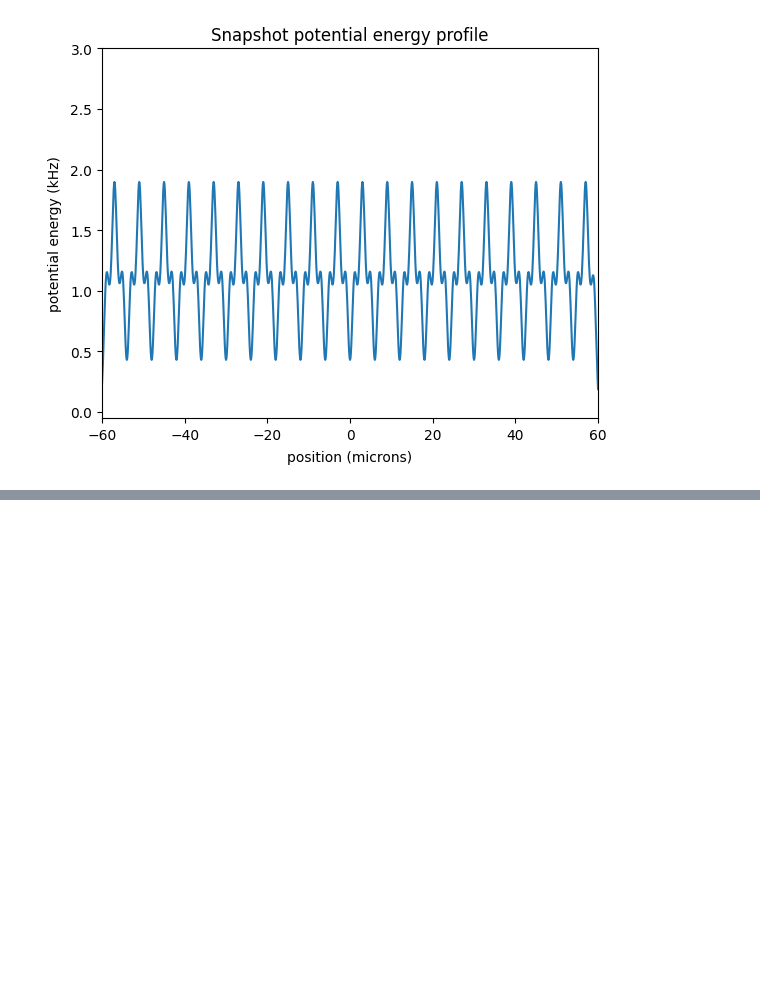
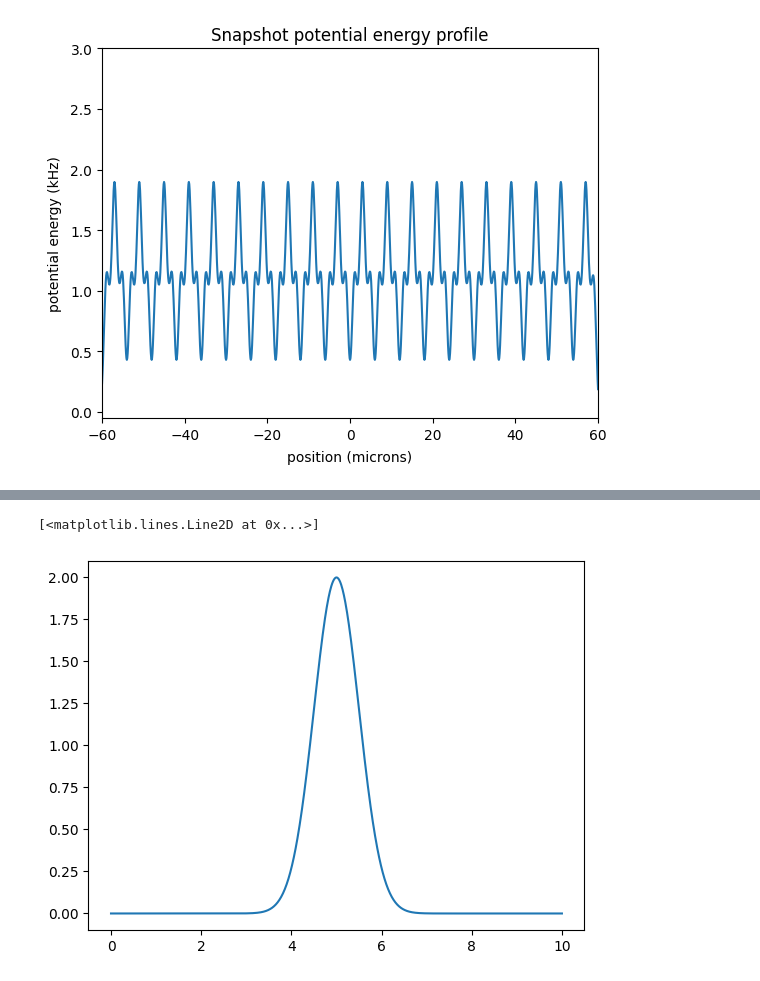
Before and after one commit to JoshDumo/BEConOqtant, a Jupyter notebook: Superlattice/ThreeOne.ipynb, the cells around one changed output, grey strips where cells are left out. Saved outputs shown, nothing was run; the diff lists cells and outputs as text; code cells hidden in the pictures; blank space fills up the shorter version.

```diff
--- a/Superlattice/ThreeOne.ipynb
+++ b/Superlattice/ThreeOne.ipynb
@@ -57,3 +86,9 @@ snapshot_zero = qmf.create_snapshot(
 snapshot_zero.show_potential(xlimits=[-60, 60], ylimits=[-0.05, 3])
 # %% [output]
 [figure]
+# %%
+def gaussian(x, mu, sig, A):
+    return A* np.exp(-np.power(x - mu, 2.) / (2 * np.power(sig, 2.)))
+# %%
+times = np.linspace(0.,10.,1000)
+times
@@ -59,0 +113,5 @@ snapshot_zero.show_potential(xlimits=[-60, 60], ylimits=[-0.05, 3])
+# %%
+plt.plot(times, gaussian(times, 5, 0.5, 2))
+# %% [output]
+[<matplotlib.lines.Line2D at 0x...>]
+[figure, added]
```
Also changed, not shown: parts of 2 cells of this notebook, 1 other file.
